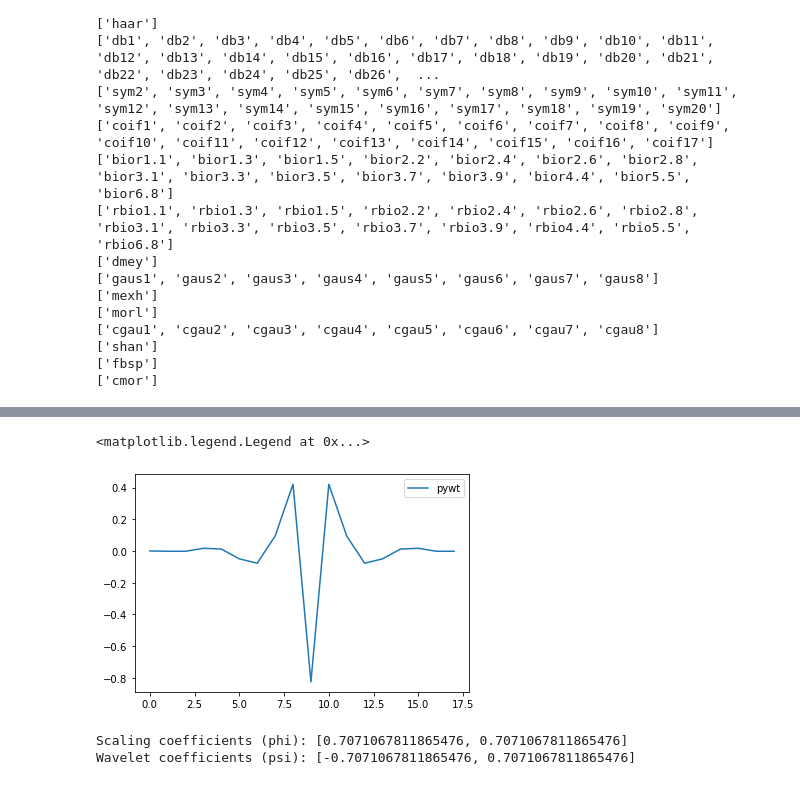
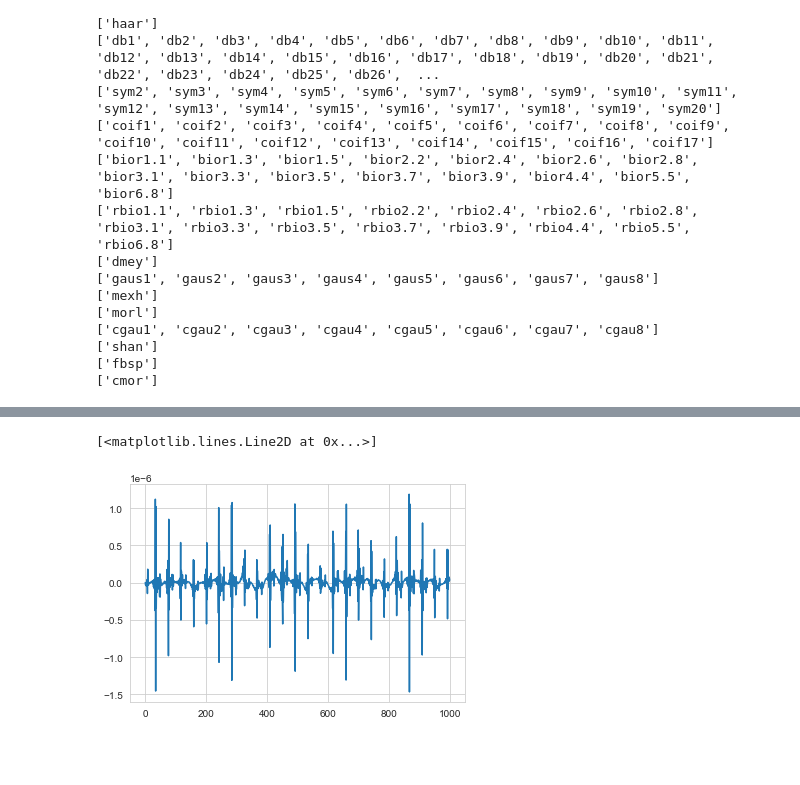
Before and after one commit to A-Big-Tortoise/NRSR_Research, a Jupyter notebook: Code/New_scg/draft.ipynb, the cells around one changed output, grey strips where cells are left out. Cells and saved outputs as stored; diff of their text form; code cells hidden in the pictures; blank space fills up the shorter version.

```diff
--- a/Code/New_scg/draft.ipynb
+++ b/Code/New_scg/draft.ipynb
@@ -101,27 +55,5 @@ plt.legend()
-# %%
-import pywt
-
-
-# wavelet = pywt.DiscreteContinuousWavelet('db'+str(idx))
-wavelet = pywt.DiscreteContinuousWavelet('bior6.8')
-wavelet.rec_hi
-plt.plot(wavelet.rec_hi, label='pywt')
-plt.legend()
-# %% [output]
-<matplotlib.legend.Legend at 0x...>
-[figure, removed]
-# %%
-import pywt
-
-# Generate Haar wavelet
-wavelet = pywt.Wavelet('haar')
-
-# Get the scaling (phi) and wavelet (psi) coefficients
-scaling_coefficients = wavelet.filter_bank[0]
-wavelet_coefficients = wavelet.filter_bank[1]
-
-print("Scaling coefficients (phi):", scaling_coefficients)
-print("Wavelet coefficients (psi):", wavelet_coefficients)
-# %% [output]
-Scaling coefficients (phi): [0.7071067811865476, 0.7071067811865476]
-Wavelet coefficients (psi): [-0.7071067811865476, 0.7071067811865476]
+# %%
+plt.plot(np.load('./test.npy')[3, :1000])
+# %% [output]
+[<matplotlib.lines.Line2D at 0x...>]
+[figure, added]
```
Also changed, not shown: parts of 8 cells of this notebook, 23 other files.
